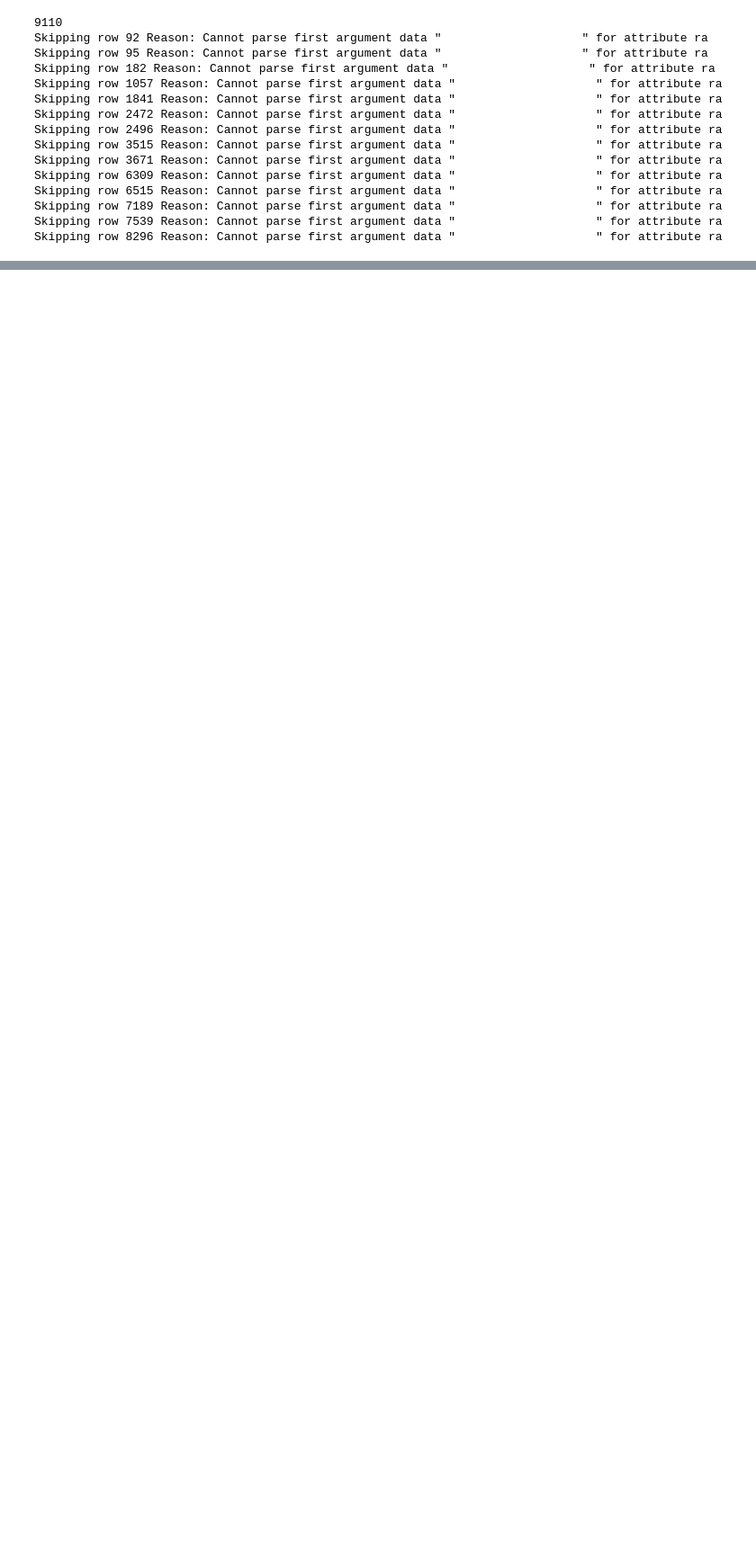
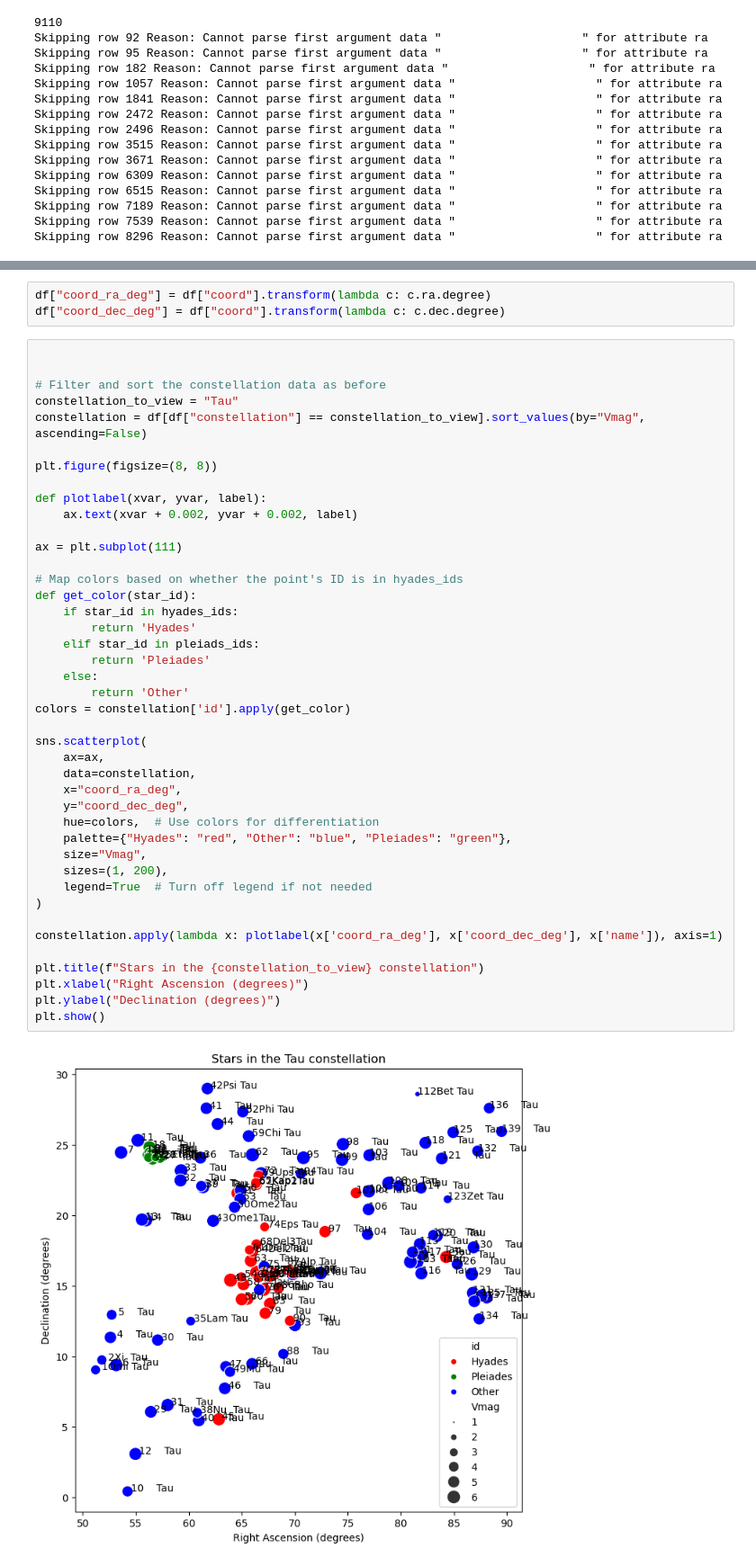
Before and after one commit to MarkMerk/ML, a Jupyter notebook: Astronomy/YaleDataset/stars.ipynb, the cells around one changed output, grey strips where cells are left out. Shown: that part at 90% size. Saved outputs shown, nothing was run; the diff lists cells and outputs as text; blank space fills up the shorter version.

Commit message:
hyades found + plots

```diff
--- a/Astronomy/YaleDataset/stars.ipynb
+++ b/Astronomy/YaleDataset/stars.ipynb
@@ -189,0 +210,47 @@ pleiads
+# %%
+df["coord_ra_deg"] = df["coord"].transform(lambda c: c.ra.degree)
+df["coord_dec_deg"] = df["coord"].transform(lambda c: c.dec.degree)
+# %%
+
+
+# Filter and sort the constellation data as before
+constellation_to_view = "Tau"
+constellation = df[df["constellation"] == constellation_to_view].sort_values(by="Vmag", ascending=False)
+
+plt.figure(figsize=(8, 8))
+
+def plotlabel(xvar, yvar, label):
+    ax.text(xvar + 0.002, yvar + 0.002, label)
+
+ax = plt.subplot(111)
+
+# Map colors based on whether the point's ID is in hyades_ids
+def get_color(star_id):
+    if star_id in hyades_ids:
+        return 'Hyades'
+    elif star_id in pleiads_ids:
+        return 'Pleiades'
+    else:
+        return 'Other'
+colors = constellation['id'].apply(get_color)
+
+sns.scatterplot(
+    ax=ax,
+    data=constellation,
+    x="coord_ra_deg",
+    y="coord_dec_deg",
+    hue=colors,  # Use colors for differentiation
+    palette={"Hyades": "red", "Other": "blue", "Pleiades": "green"},
+    size="Vmag",
+    sizes=(1, 200),
+    legend=True  # Turn off legend if not needed
+)
+
+constellation.apply(lambda x: plotlabel(x['coord_ra_deg'], x['coord_dec_deg'], x['name']), axis=1)
+
+plt.title(f"Stars in the {constellation_to_view} constellation")
+plt.xlabel("Right Ascension (degrees)")
+plt.ylabel("Declination (degrees)")
+plt.show()
+# %% [output]
+[figure, added]
```
Also changed, not shown: parts of 7 cells of this notebook, 2 other files.
